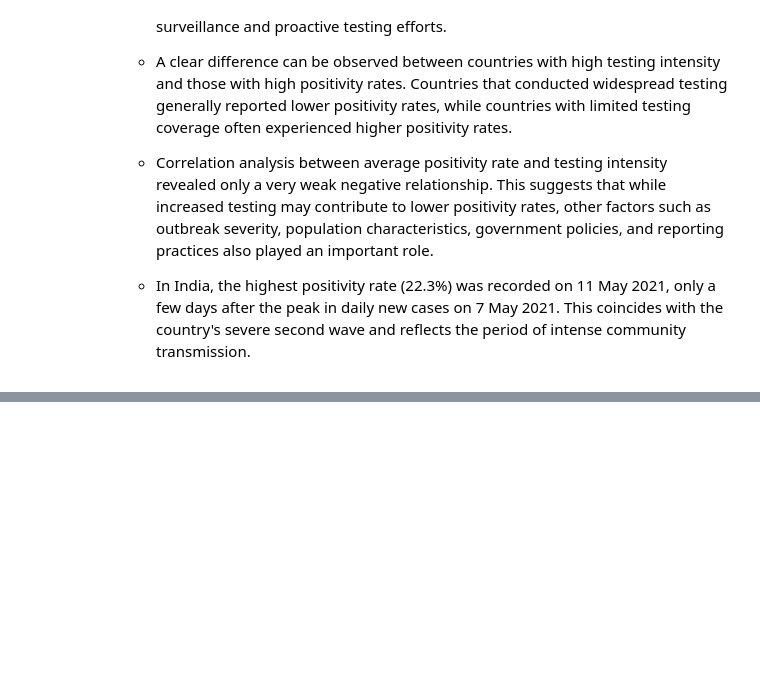
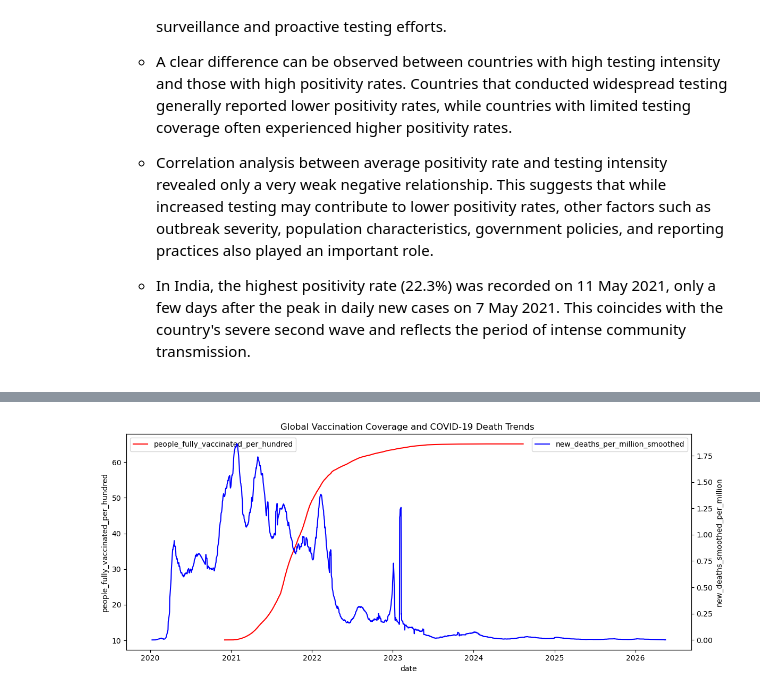
Before and after one commit to Polly49/COVID-19-Global-Data-Analysis, a Jupyter notebook: notebooks/covid_eda.ipynb, the cells around one changed output, grey strips where cells are left out. Drawn from its saved outputs; the diff is of its cells as text; code cells hidden in the pictures; blank space fills up the shorter version.

```diff
--- a/notebooks/covid_eda.ipynb
+++ b/notebooks/covid_eda.ipynb
@@ -537,0 +676,10 @@ df_test[["avg_positive_rate",
+# %%
+plt.figure(figsize=(12,5))
+plt.title("Global Vaccination Coverage and COVID-19 Death Trends ")
+ax1=sns.lineplot(x=df[df["country"]=="World"]["date"],y=df["people_fully_vaccinated_per_hundred"],color="red",label="people_fully_vaccinated_per_hundred")
+ax2=ax1.twinx()
+ax2=sns.lineplot(x=df[df["country"]=="World"]["date"],y=df["new_deaths_smoothed_per_million"],color="blue",label="new_deaths_per_million_smoothed")
+plt.tight_layout()
+plt.show()
+# %% [output]
+[figure, added]
```
Also changed, not shown: parts of 20 cells of this notebook.
